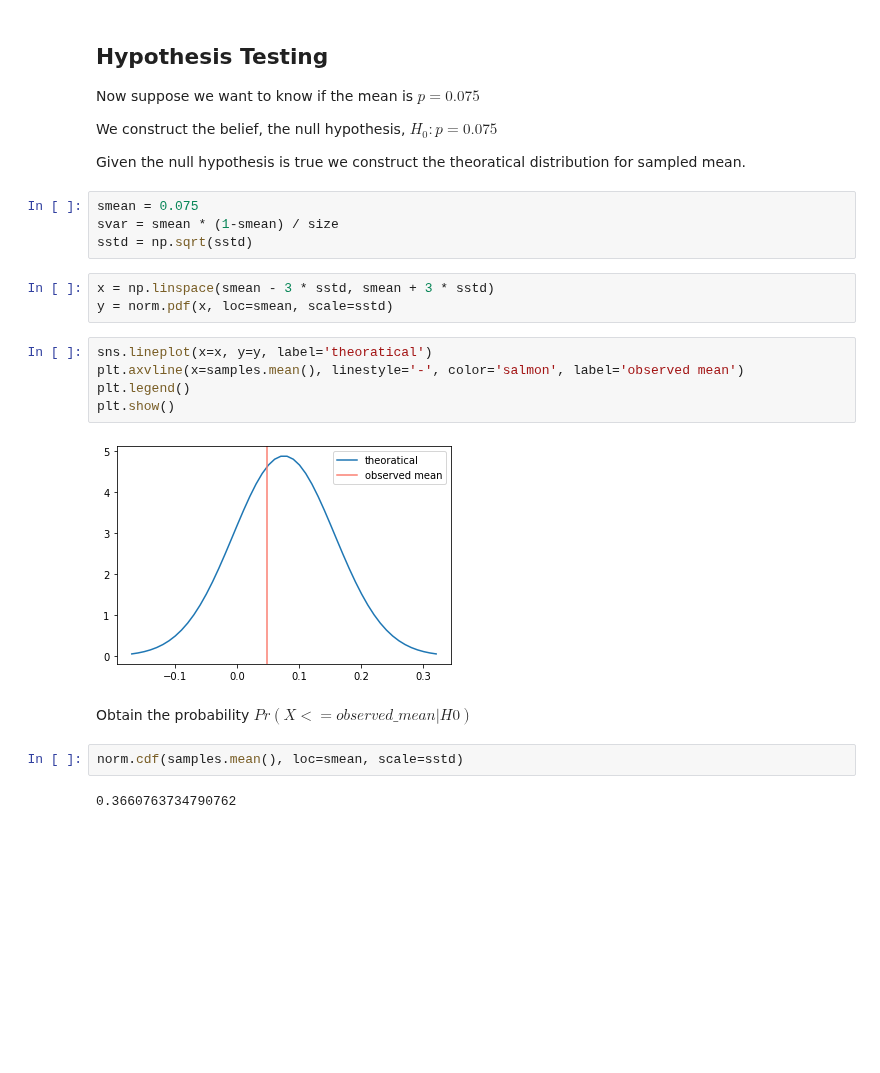
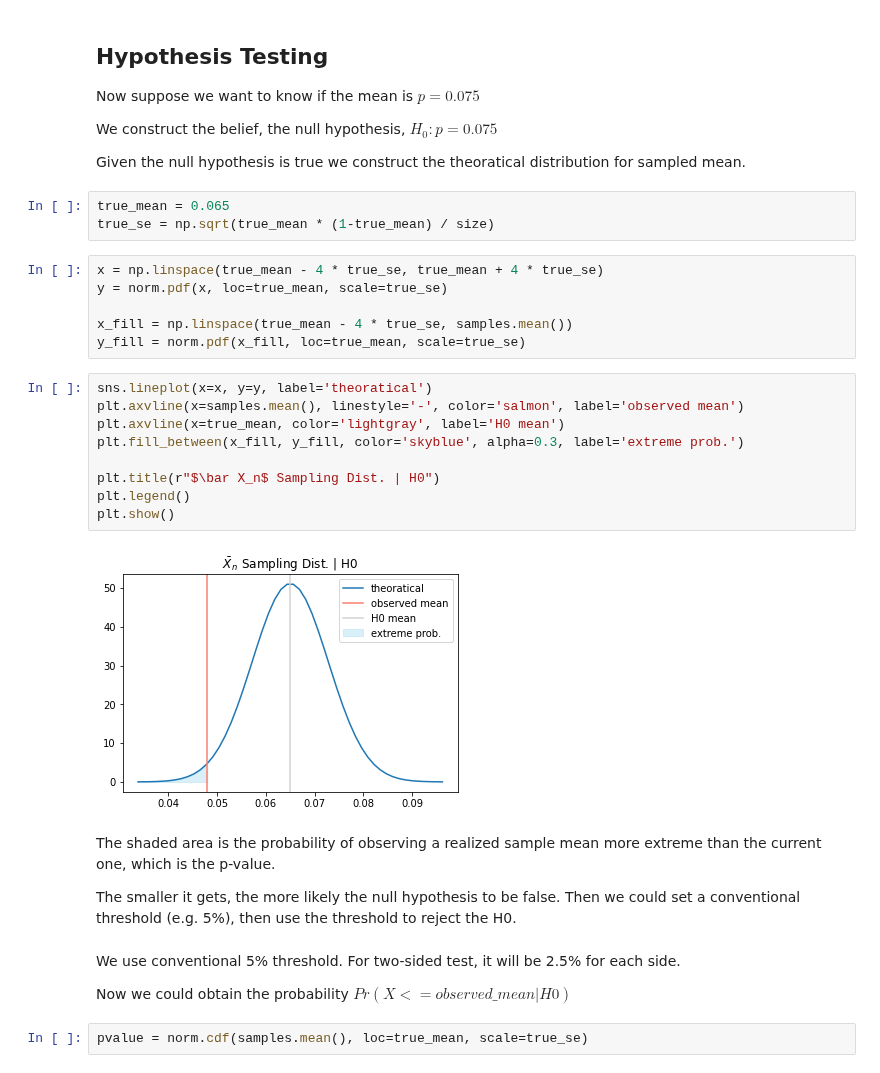
Before and after one commit to liangchenn/learning-notes, a Jupyter notebook: stats/hypothesis-testing.ipynb, the cells around one changed output. Drawn from its saved outputs; the diff is of its cells as text; blank space fills up the shorter version.

Commit message:
feat(stats:h.test) update notes

```diff
--- a/stats/hypothesis-testing.ipynb
+++ b/stats/hypothesis-testing.ipynb
@@ -122,22 +122,34 @@ We construct the belief, the null hypothesis, $H_0: p = 0.075$
 
 Given the null hypothesis is true we construct the theoratical distribution for sampled mean.
 # %%
-smean = 0.075
-svar = smean * (1-smean) / size
-sstd = np.sqrt(sstd)
+true_mean = 0.065
+true_se = np.sqrt(true_mean * (1-true_mean) / size)
 # %%
-x = np.linspace(smean - 3 * sstd, smean + 3 * sstd)
-y = norm.pdf(x, loc=smean, scale=sstd)
+x = np.linspace(true_mean - 4 * true_se, true_mean + 4 * true_se)
+y = norm.pdf(x, loc=true_mean, scale=true_se)
+
+x_fill = np.linspace(true_mean - 4 * true_se, samples.mean())
+y_fill = norm.pdf(x_fill, loc=true_mean, scale=true_se)
 # %%
 sns.lineplot(x=x, y=y, label='theoratical')
 plt.axvline(x=samples.mean(), linestyle='-', color='salmon', label='observed mean')
+plt.axvline(x=true_mean, color='lightgray', label='H0 mean')
+plt.fill_between(x_fill, y_fill, color='skyblue', alpha=0.3, label='extreme prob.')
+
+plt.title(r"$\bar X_n$ Sampling Dist. | H0")
 plt.legend()
 plt.show()
 # %% [output]
-[figure, old version]
+[figure, new version]
+# %% [markdown]
+The shaded area is the probability of observing a realized sample mean more extreme than the current one, which is the p-value.
+
+The smaller it gets, the more likely the null hypothesis to be false.
+Then we could set a conventional threshold (e.g. 5%), then use the threshold to reject the H0.
 # %% [markdown]
-Obtain the probability $Pr(X <= observed\_mean | H0)$
+We use conventional 5% threshold.
+For two-sided test, it will be 2.5% for each side.
+
+Now we could obtain the probability $Pr(X <= observed\_mean | H0)$
-# %%
-norm.cdf(samples.mean(), loc=smean, scale=sstd)
-# %% [output]
-0.3660763734790762
+# %%
+pvalue = norm.cdf(samples.mean(), loc=true_mean, scale=true_se)
```
Also changed, not shown: parts of 16 cells of this notebook, 4 other files.
